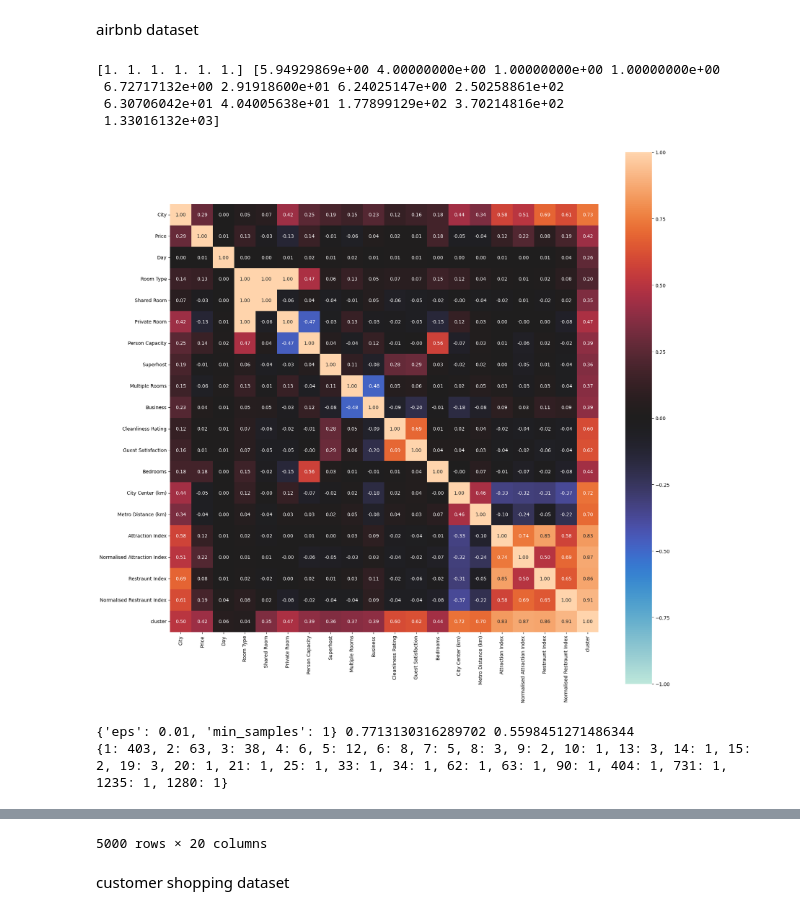
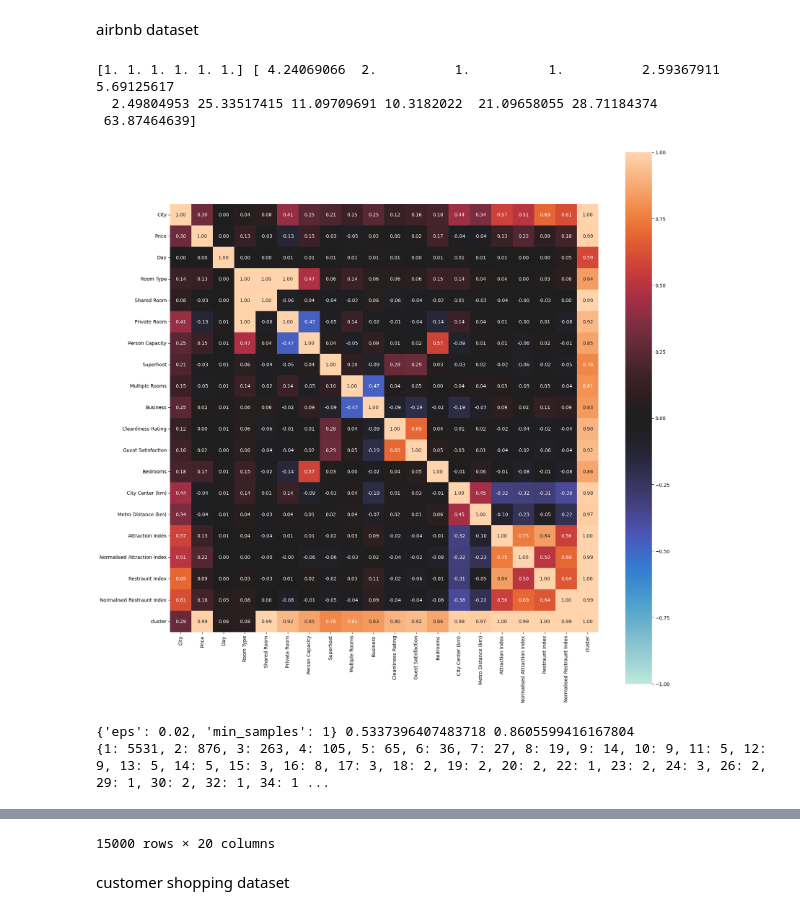
Before and after one commit to chrico-bu-uab/gower, a Jupyter notebook: examples.ipynb, the cells around one changed output, grey strips where cells are left out. Saved outputs shown, nothing was run; the diff lists cells and outputs as text; code cells hidden in the pictures.

```diff
--- a/examples.ipynb
+++ b/examples.ipynb
@@ -193,17 +193,16 @@ diabetes
 # %% [markdown]
 airbnb dataset
 # %%
-airbnb = pd.read_csv('Aemf1.csv').sample(n=5000, random_state=0)
+airbnb = pd.read_csv('Aemf1.csv').sample(n=15000, random_state=0)
 
-airbnb = optimize_clusters(airbnb)
+airbnb = optimize_clusters(airbnb, factor=0.01, lower_q=0.01, chunksize=20)
 
 airbnb
 # %% [output]
-[1. 1. 1. 1. 1. 1.] [5.94929869e+00 4.00000000e+00 1.00000000e+00 1.00000000e+00
- 6.72717132e+00 2.91918600e+01 6.24025147e+00 2.50258861e+02
- 6.30706042e+01 4.04005638e+01 1.77899129e+02 3.70214816e+02
- 1.33016132e+03]
+[1. 1. 1. 1. 1. 1.] [ 4.24069066  2.          1.          1.          2.59367911  5.69125617
+  2.49804953 25.33517415 11.09709691 10.3182022  21.09658055 28.71184374
+ 63.87464639]
-[figure, old version]
+[figure, new version]
-{'eps': 0.01, 'min_samples': 1} 0.7713130316289702 0.5598451271486344
-{1: 403, 2: 63, 3: 38, 4: 6, 5: 12, 6: 8, 7: 5, 8: 3, 9: 2, 10: 1, 13: 3, 14: 1, 15: 2, 19: 3, 20: 1, 21: 1, 25: 1, 33: 1, 34: 1, 62: 1, 63: 1, 90: 1, 404: 1, 731: 1, 1235: 1, 1280: 1}
+{'eps': 0.02, 'min_samples': 1} 0.5337396407483718 0.8605599416167804
+{1: 5531, 2: 876, 3: 263, 4: 105, 5: 65, 6: 36, 7: 27, 8: 19, 9: 14, 10: 9, 11: 5, 12: 9, 13: 5, 14: 5, 15: 3, 16: 8, 17: 3, 18: 2, 19: 2, 20: 2, 22: 1, 23: 2, 24: 3, 26: 2, 29: 1, 30: 2, 32: 1, 34: 1 ...
 |  | City | Price | Day | Room Type | Shared Room | Private Room | Person Capacity | Superhost | ... |
@@ -221,4 +220,4 @@ airbnb
-5000 rows × 20 columns
+15000 rows × 20 columns
 # %% [markdown]
 customer shopping dataset
 # %%
```
Also changed, not shown: parts of 12 cells of this notebook, 2 other files.
